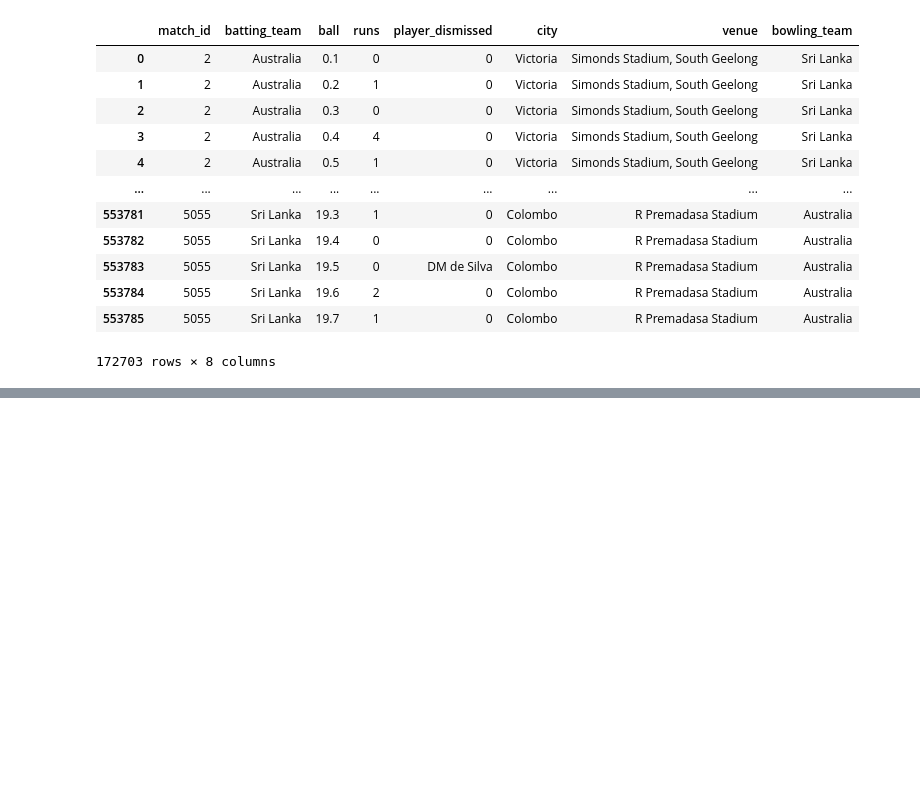
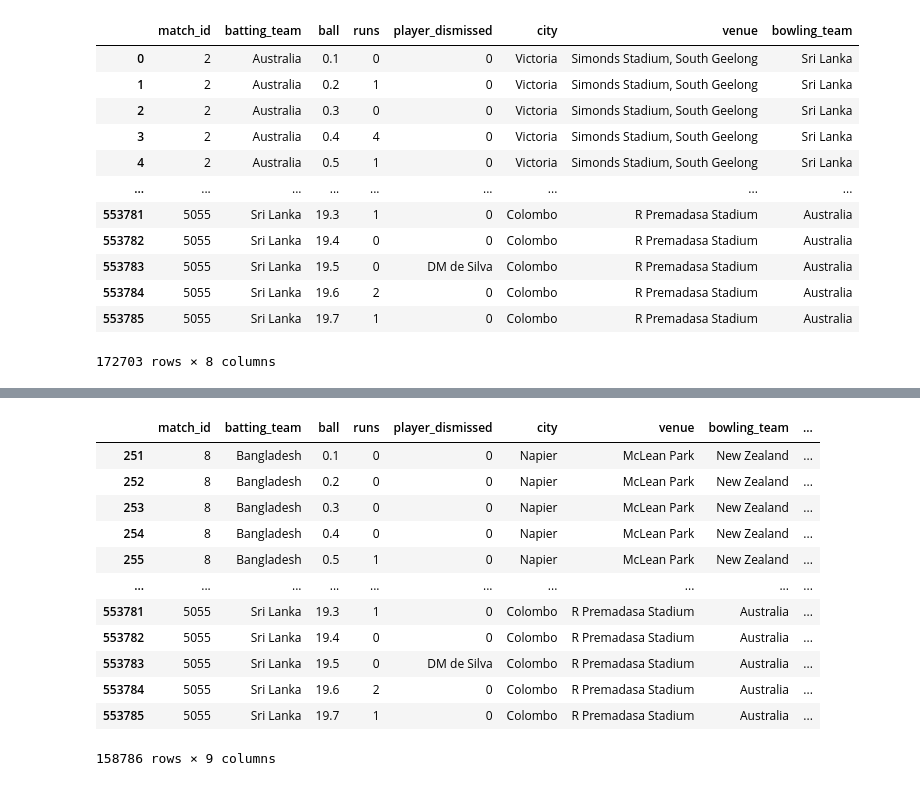
Before and after one commit to SanjaraT/WorldCup-Score-Predictor-ML-Model, a Jupyter notebook: ml_model.ipynb, the cells around one changed output, grey strips where cells are left out. Cells and saved outputs as stored; diff of their text form; code cells hidden in the pictures; blank space fills up the shorter version.

```diff
--- a/ml_model.ipynb
+++ b/ml_model.ipynb
@@ -372,0 +390,4 @@ matches.head()
+# %%
+final_cities = matches['city'].value_counts() [matches['city'].value_counts()>600].index.tolist()
+# %%
+matches = matches[matches['city'].isin(final_cities)]
@@ -372,0 +410,19 @@ matches.head()
+# %%
+# current score
+matches['current_score'] = matches.groupby('match_id')['runs'].cumsum()
+# %%
+matches
+# %% [output]
+|  | match_id | batting_team | ball | runs | player_dismissed | city | venue | bowling_team | ... |
+| 251 | 8 | Bangladesh | 0.1 | 0 | 0 | Napier | McLean Park | New Zealand | ... |
+| 252 | 8 | Bangladesh | 0.2 | 0 | 0 | Napier | McLean Park | New Zealand | ... |
+| 253 | 8 | Bangladesh | 0.3 | 0 | 0 | Napier | McLean Park | New Zealand | ... |
+| 254 | 8 | Bangladesh | 0.4 | 0 | 0 | Napier | McLean Park | New Zealand | ... |
+| 255 | 8 | Bangladesh | 0.5 | 1 | 0 | Napier | McLean Park | New Zealand | ... |
+| ... | ... | ... | ... | ... | ... | ... | ... | ... | ... |
+| 553781 | 5055 | Sri Lanka | 19.3 | 1 | 0 | Colombo | R Premadasa Stadium | Australia | ... |
+| 553782 | 5055 | Sri Lanka | 19.4 | 0 | 0 | Colombo | R Premadasa Stadium | Australia | ... |
+| 553783 | 5055 | Sri Lanka | 19.5 | 0 | DM de Silva | Colombo | R Premadasa Stadium | Australia | ... |
+| 553784 | 5055 | Sri Lanka | 19.6 | 2 | 0 | Colombo | R Premadasa Stadium | Australia | ... |
+| 553785 | 5055 | Sri Lanka | 19.7 | 1 | 0 | Colombo | R Premadasa Stadium | Australia | ... |
+158786 rows × 9 columns
```
Also changed, not shown: parts of 7 cells of this notebook.
